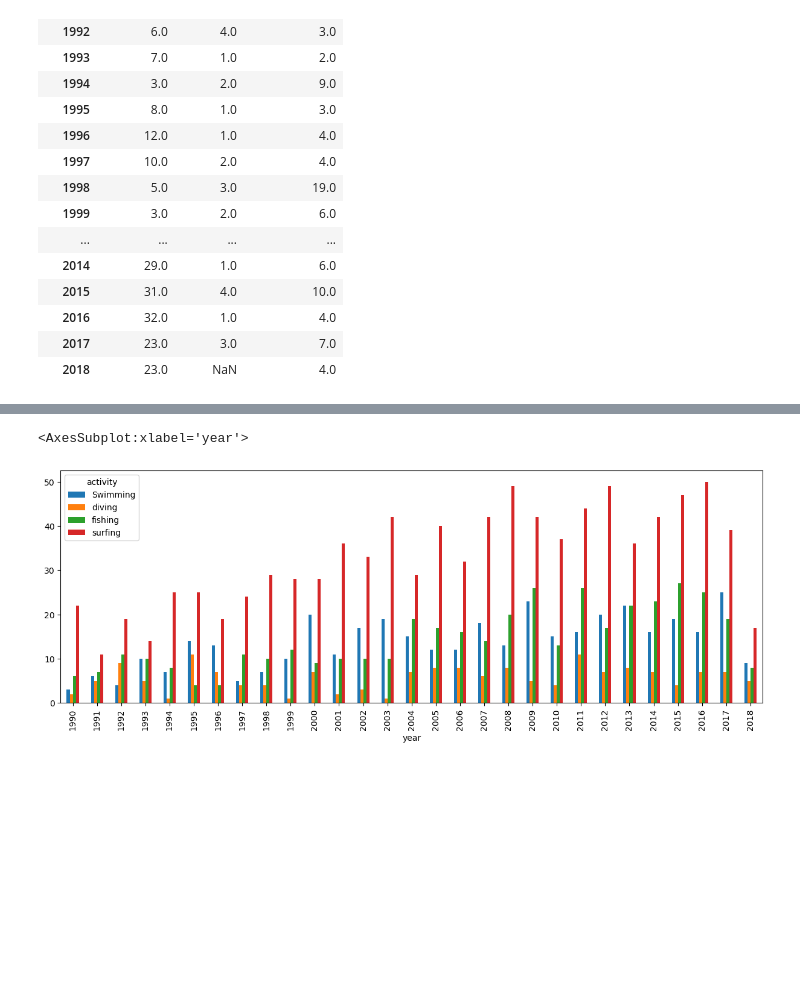
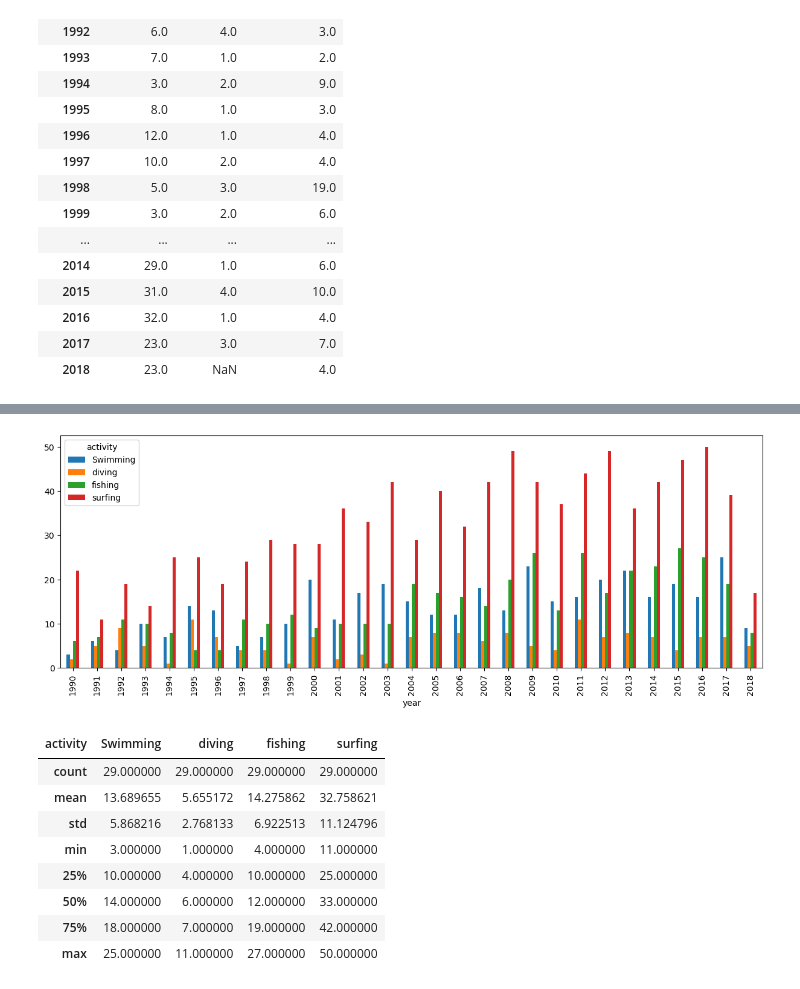
Before and after one commit to dvbarbato/shark-attack-data-analysis, a Jupyter notebook: project_shark.ipynb, the cells around one changed output, grey strips where cells are left out. Drawn from its saved outputs; the diff is of its cells as text; code cells hidden in the pictures; blank space fills up the shorter version.

```diff
--- a/project_shark.ipynb
+++ b/project_shark.ipynb
@@ -90,5 +94,3 @@ df
 | 25721 | NaN | NaN | NaN | NaN | NaN | NaN | NaN | NaN | NaN | NaN | ... |
 | 25722 | xx | NaN | NaN | NaN | NaN | NaN | NaN | NaN | NaN | NaN | ... |
 25723 rows × 24 columns
-# %%
-pd.set_option('display.max_columns', None)
@@ -408,2 +417,6 @@ pd.pivot_table(index=['year'], values='activity', aggfunc='count', data=paises,
 # %%
-pd.pivot_table(index=['year'], values='activity', aggfunc='count', data=paises, columns='country' ).plot(kind='bar', figsize=(15,5))
+table_act=pd.pivot_table(index=['year'],
+               values='country',
+               aggfunc='count',
+               data=atividades,
+               columns='activity')
@@ -440,9 +444,16 @@ pd.pivot_table(index=['year'],
 # %%
-pd.pivot_table(index=['year'],
-               values='country',
-               aggfunc='count',
-               data=atividades,
-               columns='activity').plot(kind='bar', figsize=(15,5))
+graphic_act = table_act.plot(kind='bar', figsize=(15,5))
 # %% [output]
-<AxesSubplot:xlabel='year'>
 [figure]
+# %%
+table_act.describe()
+# %% [output]
+| activity | Swimming | diving | fishing | surfing |
+| count | 29.000000 | 29.000000 | 29.000000 | 29.000000 |
+| mean | 13.689655 | 5.655172 | 14.275862 | 32.758621 |
+| std | 5.868216 | 2.768133 | 6.922513 | 11.124796 |
+| min | 3.000000 | 1.000000 | 4.000000 | 11.000000 |
+| 25% | 10.000000 | 4.000000 | 10.000000 | 25.000000 |
+| 50% | 14.000000 | 6.000000 | 12.000000 | 33.000000 |
+| 75% | 18.000000 | 7.000000 | 19.000000 | 42.000000 |
+| max | 25.000000 | 11.000000 | 27.000000 | 50.000000 |
```
Also changed, not shown: parts of 25 cells of this notebook.
